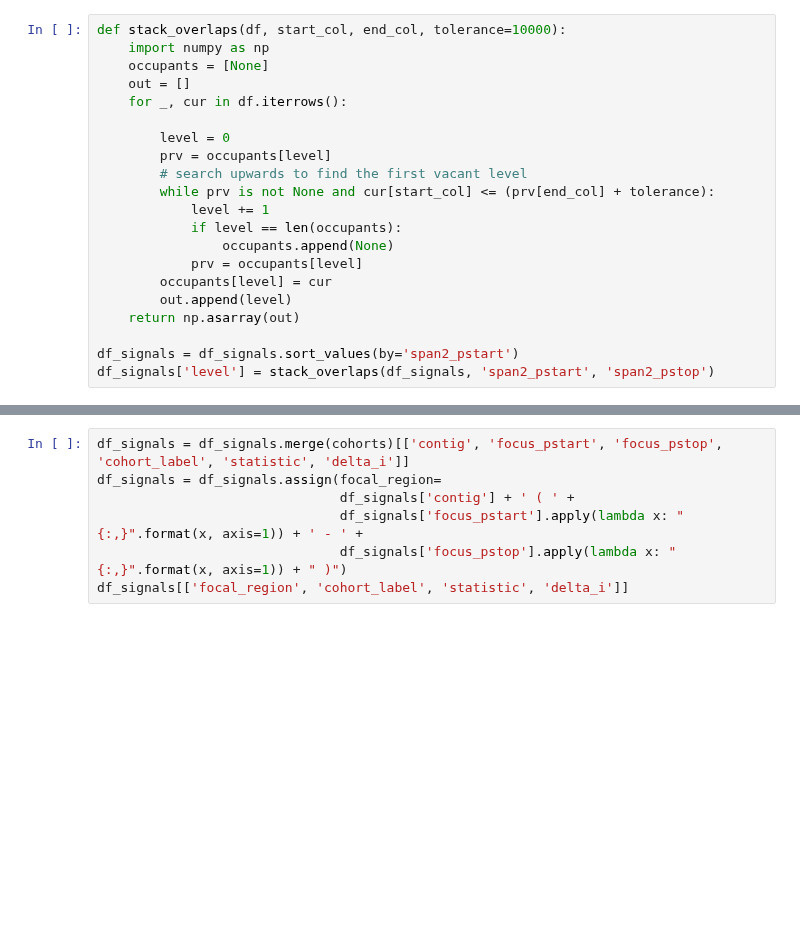
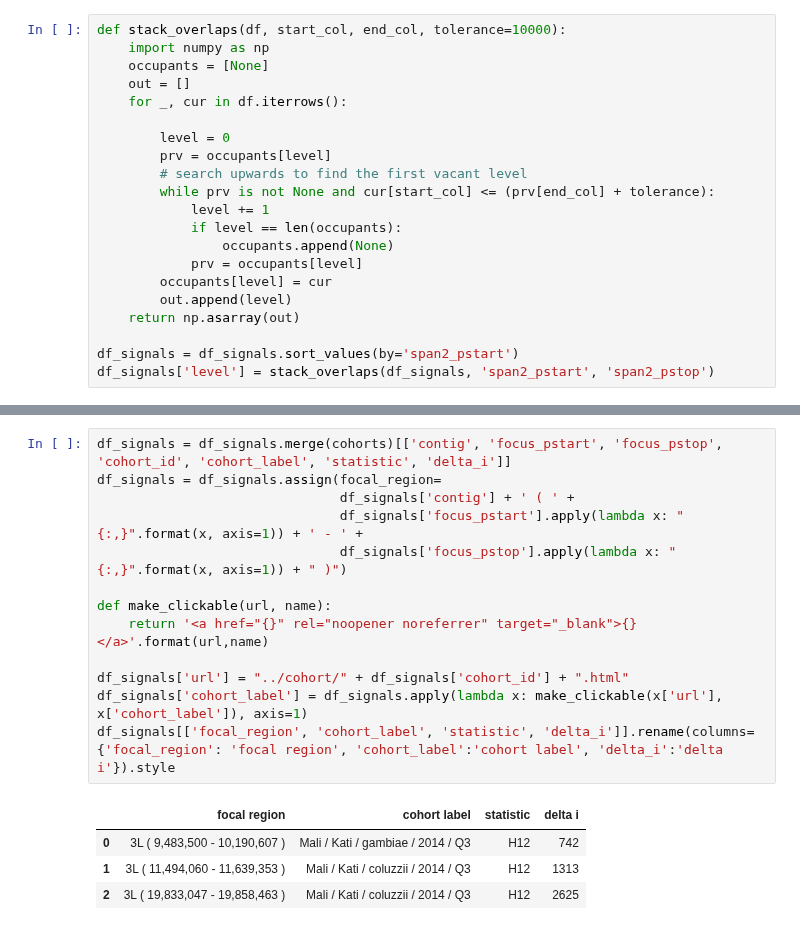
Before and after one commit to anopheles-genomic-surveillance/selection-atlas, a Jupyter notebook: workflow/notebooks/chromosome-page.ipynb, the cells around one changed output, grey strips where cells are left out. Saved outputs shown, nothing was run; the diff lists cells and outputs as text; blank space fills up the shorter version.

```diff
--- a/workflow/notebooks/chromosome-page.ipynb
+++ b/workflow/notebooks/chromosome-page.ipynb
@@ -147,7 +172,18 @@ bkplt.show(fig)
 # %%
-df_signals = df_signals.merge(cohorts)[['contig', 'focus_pstart', 'focus_pstop', 'cohort_label', 'statistic', 'delta_i']]
+df_signals = df_signals.merge(cohorts)[['contig', 'focus_pstart', 'focus_pstop', 'cohort_id', 'cohort_label', 'statistic', 'delta_i']]
 df_signals = df_signals.assign(focal_region=
                                df_signals['contig'] + ' ( ' +
                                df_signals['focus_pstart'].apply(lambda x: "{:,}".format(x, axis=1)) + ' - ' +
                                df_signals['focus_pstop'].apply(lambda x: "{:,}".format(x, axis=1)) + " )")
-df_signals[['focal_region', 'cohort_label', 'statistic', 'delta_i']]
+
+def make_clickable(url, name):
+    return '<a href="{}" rel="noopener noreferrer" target="_blank">{}</a>'.format(url,name)
+
+df_signals['url'] = "../cohort/" + df_signals['cohort_id'] + ".html"
+df_signals['cohort_label'] = df_signals.apply(lambda x: make_clickable(x['url'], x['cohort_label']), axis=1)
+df_signals[['focal_region', 'cohort_label', 'statistic', 'delta_i']].rename(columns={'focal_region': 'focal region', 'cohort_label':'cohort label', 'delta_i':'delta i'}).style
+# %% [output]
+|  | focal region | cohort label | statistic | delta i |
+| 0 | 3L ( 9,483,500 - 10,190,607 ) | Mali / Kati / gambiae / 2014 / Q3 | H12 | 742 |
+| 1 | 3L ( 11,494,060 - 11,639,353 ) | Mali / Kati / coluzzii / 2014 / Q3 | H12 | 1313 |
+| 2 | 3L ( 19,833,047 - 19,858,463 ) | Mali / Kati / coluzzii / 2014 / Q3 | H12 | 2625 |
```
Also changed, not shown: parts of 4 cells of this notebook.
